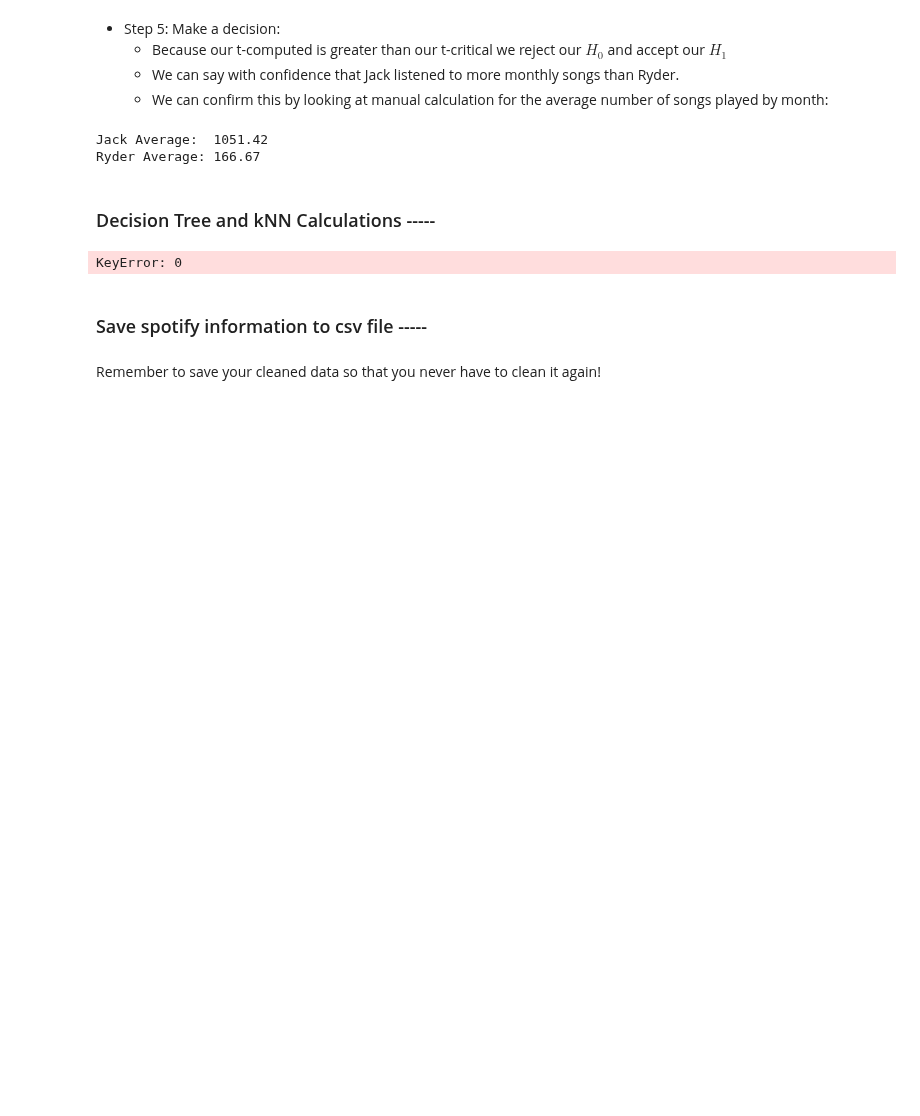
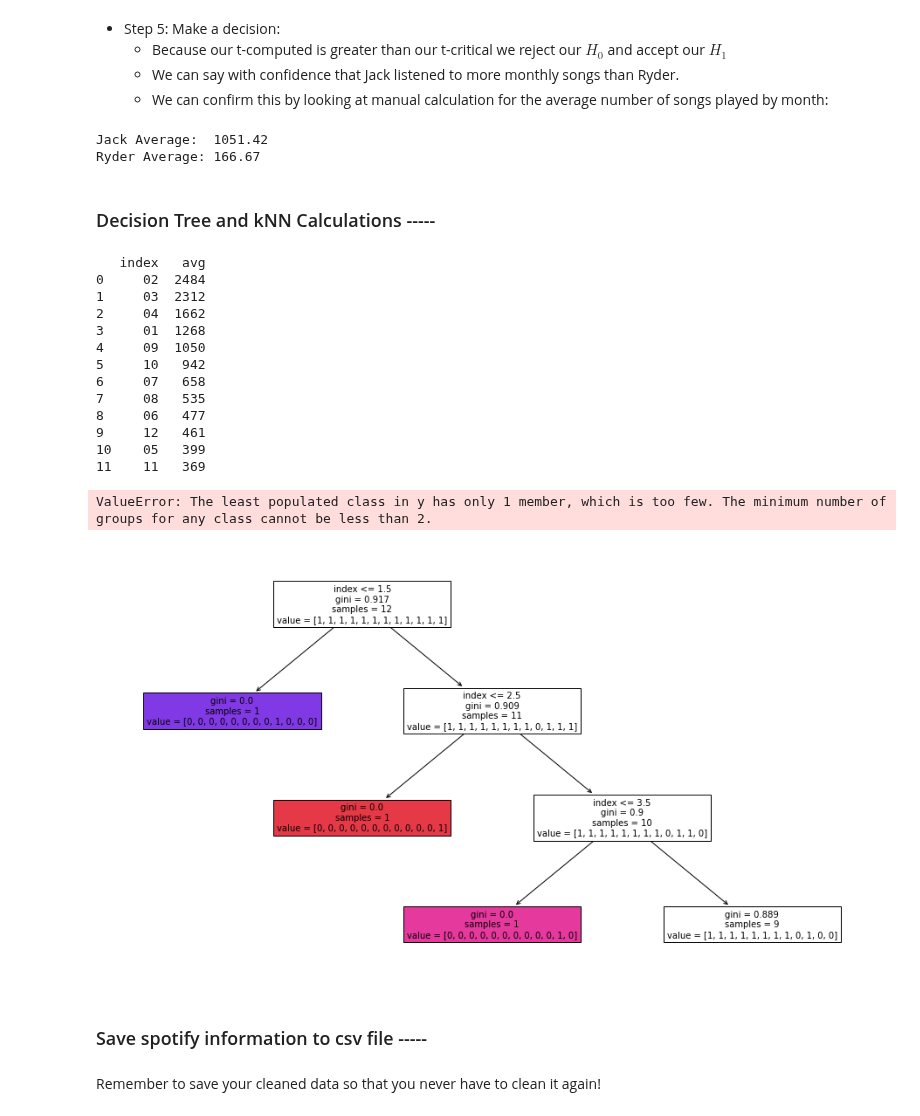
Before and after one commit to JPNealon/CS222-FinalProject, a Jupyter notebook: Project.ipynb, the cells around one changed output. Cells and saved outputs as stored; diff of their text form; code cells hidden in the pictures; blank space fills up the shorter version.

```diff
--- a/Project.ipynb
+++ b/Project.ipynb
@@ -135,9 +135,23 @@ Ryder Average: 166.67
 # %% [markdown]
 ### Decision Tree and kNN Calculations -----
 # %%
-utils.get_jack_kNN(jack_avg_df)
+utils.get_decision_tree(jack_avg_df)
 # %% [output]
-KeyError: 0
+   index   avg
+0     02  2484
+1     03  2312
+2     04  1662
+3     01  1268
+4     09  1050
+5     10   942
+6     07   658
+7     08   535
+8     06   477
+9     12   461
+10    05   399
+11    11   369
+ValueError: The least populated class in y has only 1 member, which is too few. The minimum number of groups for any class cannot be less than 2.
+[figure, added]
 # %% [markdown]
 ### Save spotify information to csv file -----
 # %%
```
Also changed, not shown: 1 other file.
